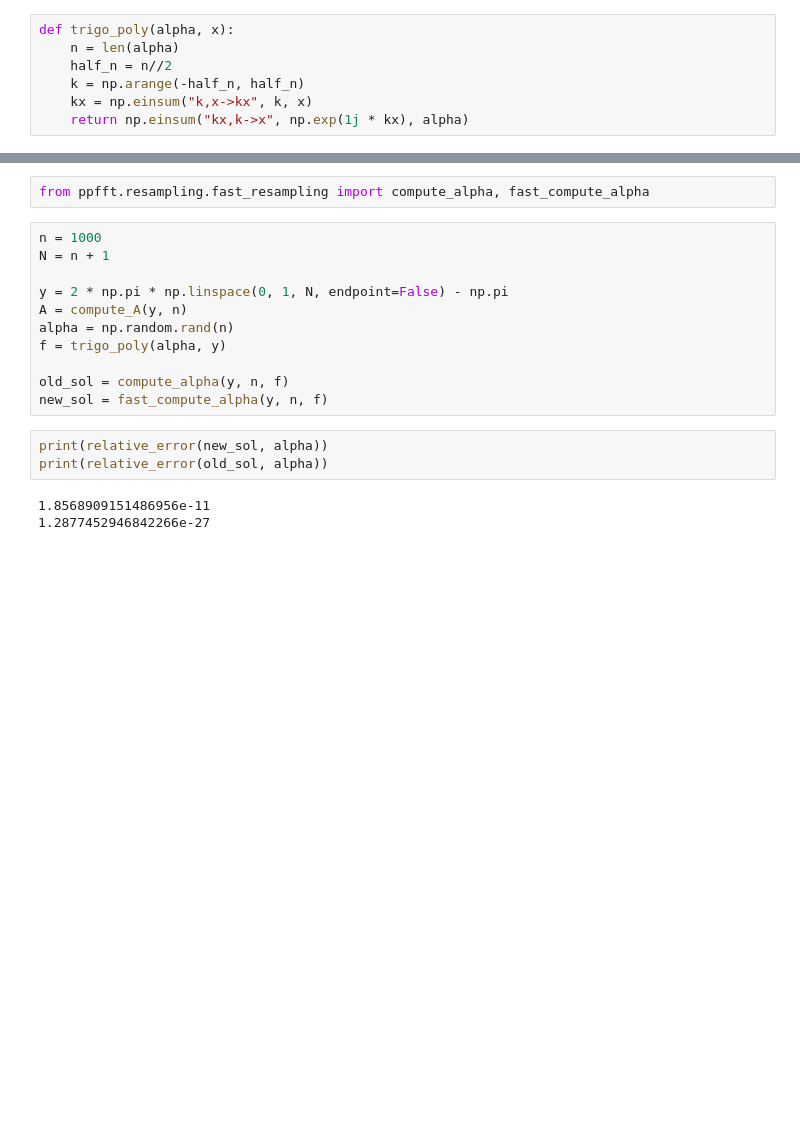
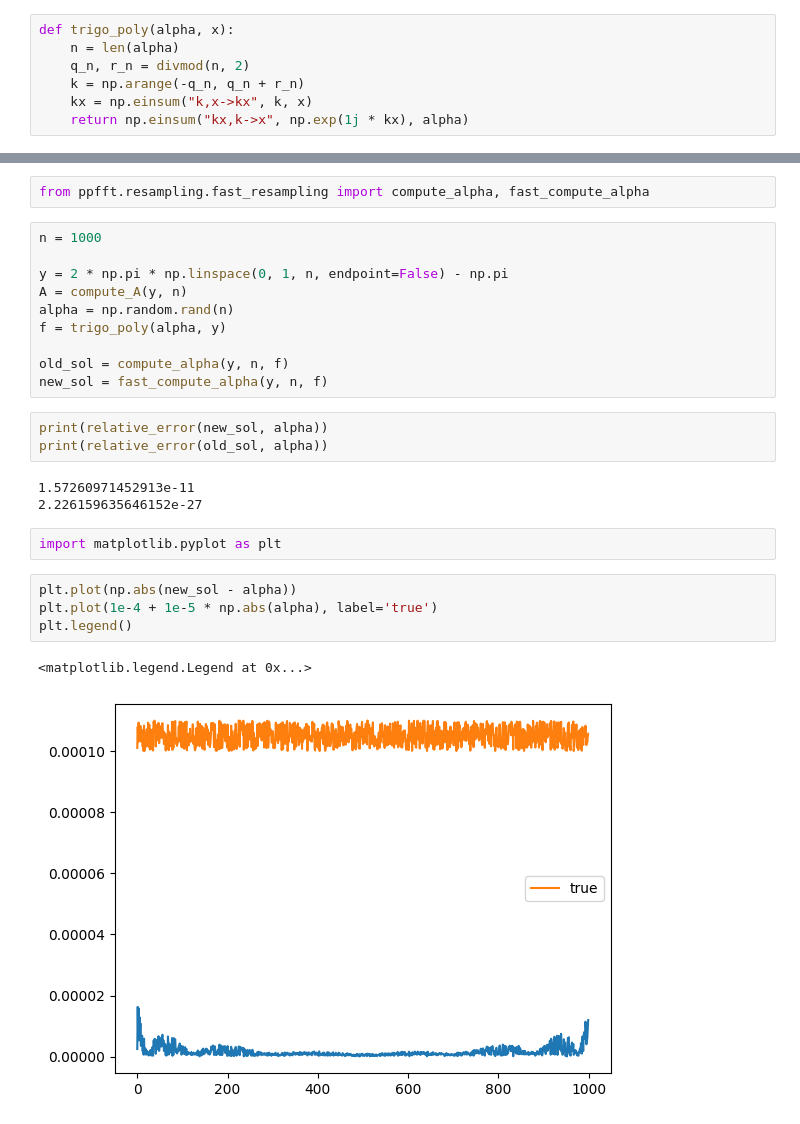
Before and after one commit to Loris0/ppfft, a Jupyter notebook: notebooks/nufft_resampling.ipynb, the cells around one changed output, grey strips where cells are left out. Drawn from its saved outputs; the diff is of its cells as text; blank space fills up the shorter version.

```diff
--- a/notebooks/nufft_resampling.ipynb
+++ b/notebooks/nufft_resampling.ipynb
@@ -149,8 +149,8 @@ def toeplitz_min(c, adjoint, v, r=None):
 # %%
 def trigo_poly(alpha, x):
     n = len(alpha)
-    half_n = n//2
-    k = np.arange(-half_n, half_n)
+    q_n, r_n = divmod(n, 2)
+    k = np.arange(-q_n, q_n + r_n)
     kx = np.einsum("k,x->kx", k, x)
     return np.einsum("kx,k->x", np.exp(1j * kx), alpha)
 # %%
@@ -224,9 +224,8 @@ print(relative_error(sol_fast, alpha))
 from ppfft.resampling.fast_resampling import compute_alpha, fast_compute_alpha
 # %%
 n = 1000
-N = n + 1
 
-y = 2 * np.pi * np.linspace(0, 1, N, endpoint=False) - np.pi
+y = 2 * np.pi * np.linspace(0, 1, n, endpoint=False) - np.pi
 A = compute_A(y, n)
 alpha = np.random.rand(n)
 f = trigo_poly(alpha, y)
@@ -237,5 +236,14 @@ new_sol = fast_compute_alpha(y, n, f)
 print(relative_error(new_sol, alpha))
 print(relative_error(old_sol, alpha))
 # %% [output]
-1.8568909151486956e-11
-1.2877452946842266e-27
+1.57260971452913e-11
+2.226159635646152e-27
+# %%
+import matplotlib.pyplot as plt
+# %%
+plt.plot(np.abs(new_sol - alpha))
+plt.plot(1e-4 + 1e-5 * np.abs(alpha), label='true')
+plt.legend()
+# %% [output]
+<matplotlib.legend.Legend at 0x...>
+[figure, added]
```
Also changed, not shown: parts of 7 cells of this notebook, 21 other files.
